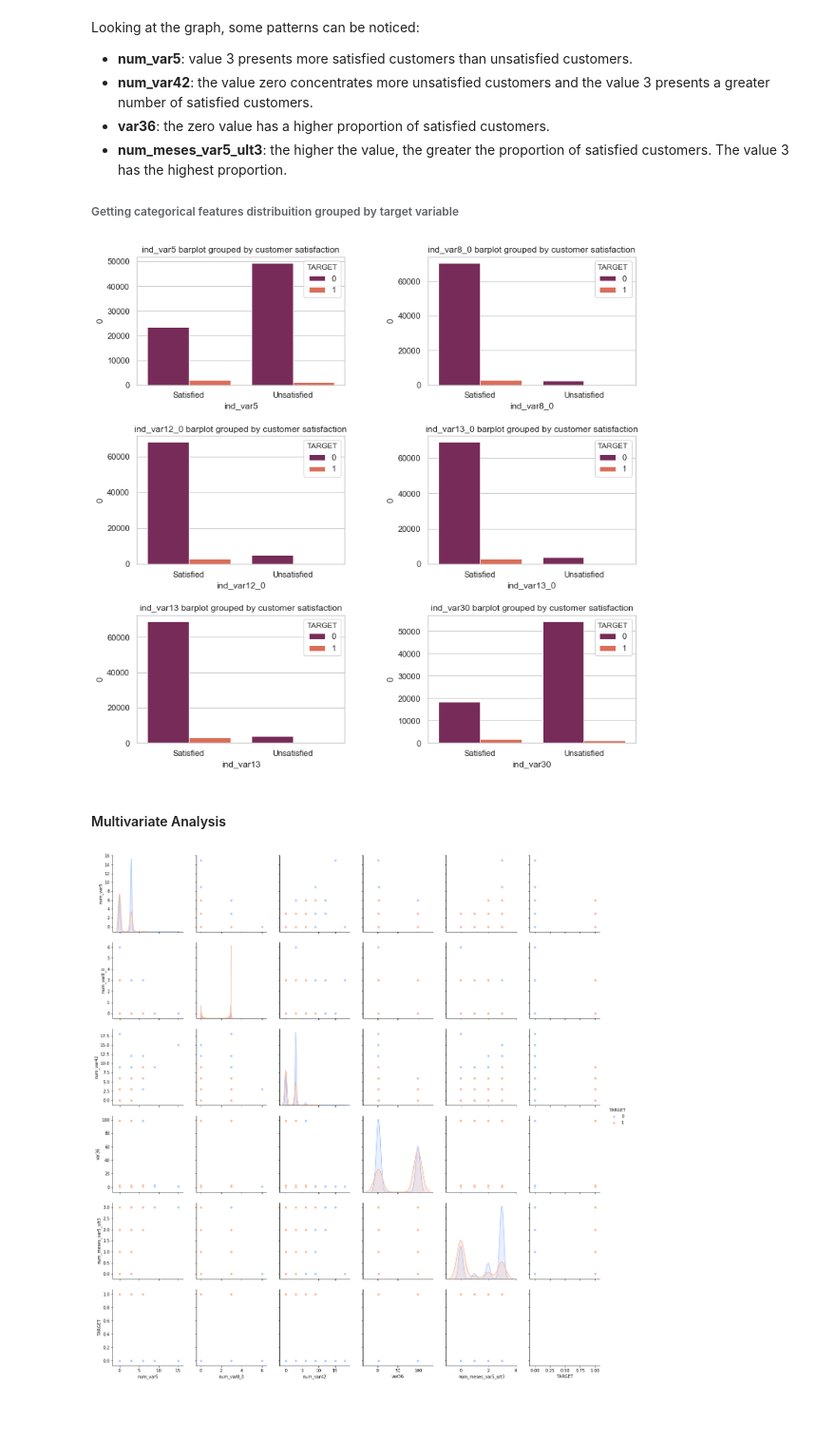
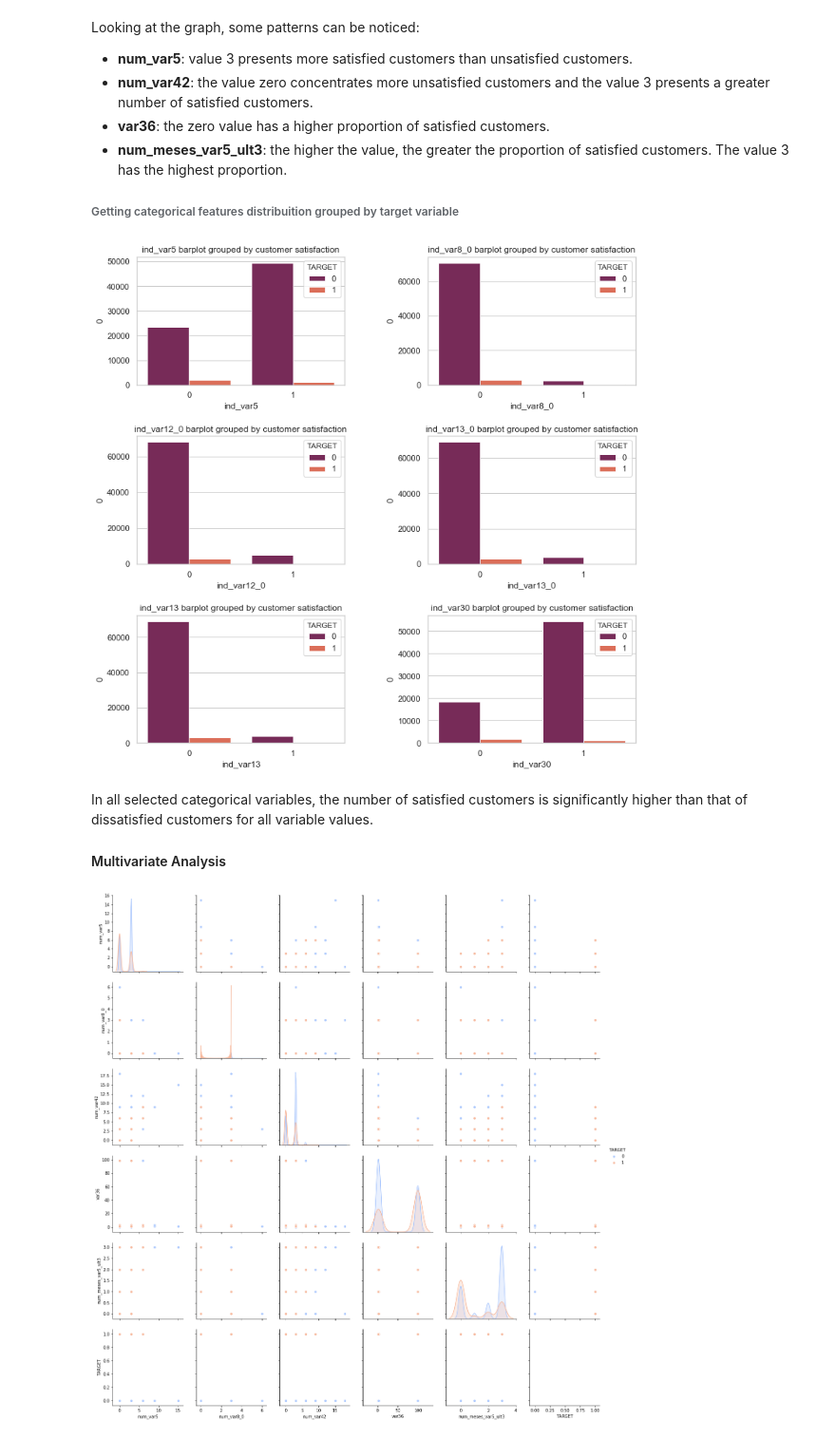
Before and after one commit to naiaraap/Predicting-Customer-Satisfaction-Level-from-Santander, a Jupyter notebook: CustomerSatisfactionLevelPrediction.ipynb, the cells around one changed output. Shown at 95% size. Saved outputs shown, nothing was run; the diff lists cells and outputs as text; code cells hidden in the pictures; blank space fills up the shorter version.

Commit message:
add graphs

```diff
--- a/CustomerSatisfactionLevelPrediction.ipynb
+++ b/CustomerSatisfactionLevelPrediction.ipynb
@@ -390,31 +390,31 @@ Looking at the graph, some patterns can be noticed:
 # %%
 df = df_train_selected[["ind_var5", "ind_var8_0", "ind_var12_0", "ind_var13_0", \
                         "ind_var13", "ind_var30", "TARGET"]]
 
 fig, axs = plt.subplots(ncols=2, nrows=3)
 plt.subplots_adjust(hspace = 0.4, wspace = 0.4)
 fig.set_size_inches(12, 12, forward=True)
 
 count = 0
 
 for i in range(3):
     for j in range(2):
         plt.sca(ax=axs[i][j])
         if count < df.shape[1]:
             col = df.columns[count]
             df_g = pd.DataFrame(df.groupby([col, 'TARGET']).size()).reset_index()
             sns.barplot(x=col, y=0, hue="TARGET", data=df_g, palette="rocket")
             axs[i][j].set_xlabel(col)
-            axs[i][j].set_xticklabels(['Satisfied', 'Unsatisfied'])
             axs[i][j].set_title(col + ' barplot grouped by customer satisfaction')
         else:
             break
 
         count +=1
 # %% [output]
-[figure, old version]
+[figure, new version]
-# %% [markdown]
-#### Multivariate Analysis
+# %% [markdown]
+In all selected categorical variables, the number of satisfied customers is significantly higher than that of dissatisfied customers for all variable values.
+#### Multivariate Analysis
 # %%
 # pairplot matrix groupedby TARGET variable
 g = sns.pairplot(df_train_selected[["num_var5", "num_var8_0", "num_var42", "var36", \
```
Also changed, not shown: parts of 2 cells of this notebook.
